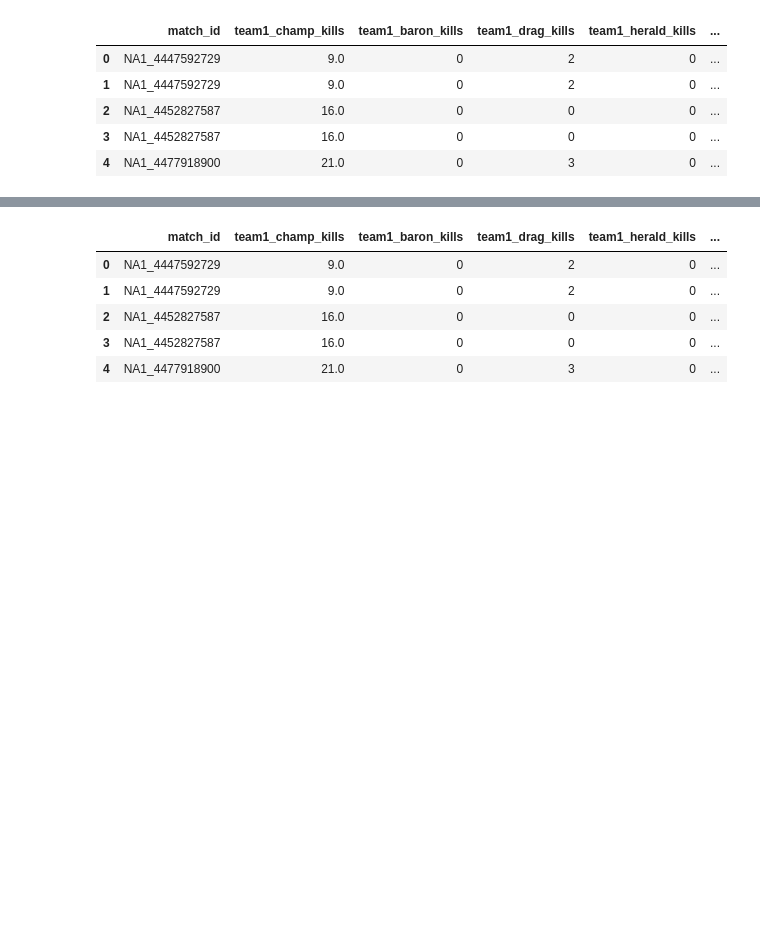
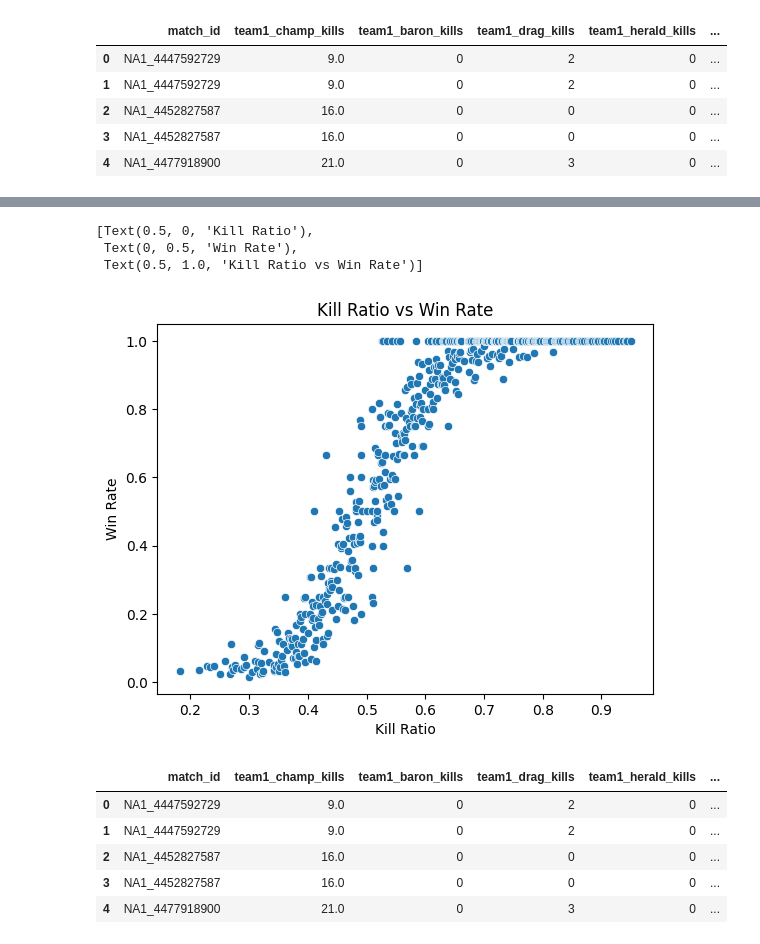
Before and after one commit to SJ-Yu-99/cmsc320final.github.io, a Jupyter notebook: cmsc320final.ipynb, the cells around one changed output, grey strips where cells are left out. Cells and saved outputs as stored; diff of their text form; code cells hidden in the pictures; blank space fills up the shorter version.

```diff
--- a/cmsc320final.ipynb
+++ b/cmsc320final.ipynb
@@ -363,0 +393,32 @@ df.head()
+# %%
+df_kills = df[['team1_champ_kills', 'team1_win', 'team2_champ_kills', 'team2_win']].copy()
+# Calculate the kill ratio of the winner team (winner kills/total kills in game)
+def winner_kd(row):
+    total = row['team1_champ_kills'] + row['team2_champ_kills']
+    num = row['team1_champ_kills'] if row['team1_win'] == 1 else row['team2_champ_kills']
+    return num/total
+
+# Calculate the kill ratio of the loser team (loser kills/total kills in game)
+def loser_kd(row):
+    total = row['team1_champ_kills'] + row['team2_champ_kills']
+    num = row['team1_champ_kills'] if row['team2_win'] == 1 else row['team2_champ_kills']
+    return num/total
+
+# Create new columns with the kills ratios
+df_kills['winner_kill_ratio'] = df_kills.apply(winner_kd, axis=1)
+df_kills['loser_kill_ratio'] = df_kills.apply(loser_kd, axis=1)
+
+# Get the total number of matches for each kill ratio
+winner_kd_count = df_kills['winner_kill_ratio'].value_counts()
+loser_kd_count = df_kills['loser_kill_ratio'].value_counts()
+kd_count = winner_kd_count.add(loser_kd_count, fill_value=0)
+
+# Calculate the win rate for each kill ratio
+df_kills['total_wins'] = df_kills.apply(lambda row: row['team1_win'] + row['team2_win'], axis=1)
+df_kills = df_kills.groupby('winner_kill_ratio')['total_wins'].sum().reset_index()
+df_kills['total_games'] = df_kills.apply(lambda row: kd_count[row['winner_kill_ratio']], axis=1)
+df_kills['win_rate'] = df_kills.apply(lambda row: row['total_wins'] / row['total_games'], axis=1)
+# Drop any rows where we have only one game
+df_kills = df_kills[df_kills['total_games'] != 1]
+
+df_kills.head()
@@ -364,3 +432,11 @@ df.head()
+# %%
+ax = sns.scatterplot(data=df_kills, x='winner_kill_ratio', y='win_rate')
+ax.set(xlabel='Kill Ratio', ylabel='Win Rate', title='Kill Ratio vs Win Rate')
+# %% [output]
+[Text(0.5, 0, 'Kill Ratio'),
+ Text(0, 0.5, 'Win Rate'),
+ Text(0.5, 1.0, 'Kill Ratio vs Win Rate')]
+[figure, added]
 # %%
 df['gold_diff_ratio'] = df.apply(lambda row: (row['team1_total_gold'] - row['team2_total_gold']) / (row['team1_total_gold'] + row['team2_total_gold']), axis=1)
 
```
Also changed, not shown: parts of 3 cells of this notebook.
